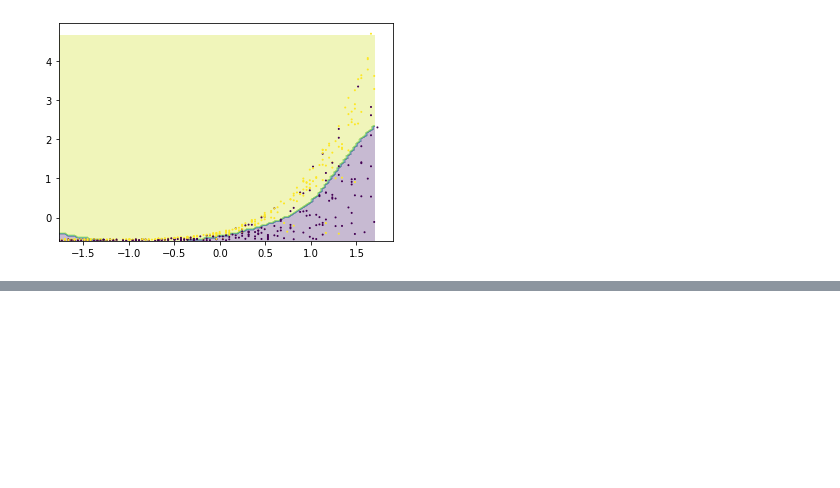
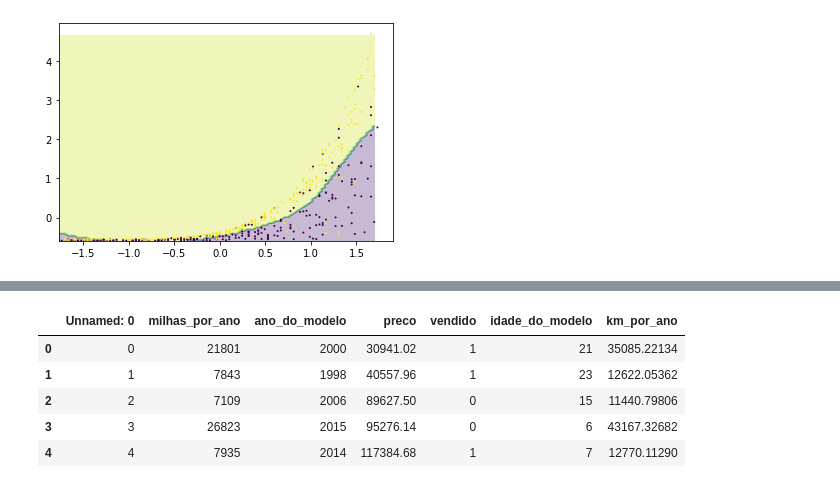
Before and after one commit to vmmelo/machine-learning-learning, a Jupyter notebook: anotacoes.ipynb, the cells around one changed output, grey strips where cells are left out. Cells and saved outputs as stored; diff of their text form; code cells hidden in the pictures; blank space fills up the shorter version.

```diff
--- a/anotacoes.ipynb
+++ b/anotacoes.ipynb
@@ -301,0 +304,7 @@ plt.scatter(data_x, data_y, c=teste_y, s=1)
+# %%
+import pandas as pd
+
+#lendo csv que contem dados de carros a serem vendidos
+uri = "https://gist.githubusercontent.com/guilhermesilveira/4d1d4a16ccbf6ea4e0a64a38a24ec884/raw/afd05cb0c796d18f3f5a6537053ded308ba94bf7/car-prices.csv"
+dados = pd.read_csv(uri)
+dados.head()
@@ -301,0 +318,10 @@ plt.scatter(data_x, data_y, c=teste_y, s=1)
+# %%
+#renomeando colunas
+a_renomear = {
+    'mileage_per_year' : 'milhas_por_ano',
+    'model_year' : 'ano_do_modelo',
+    'price' : 'preco',
+    'sold' : 'vendido'
+}
+dados = dados.rename(columns=a_renomear)
+dados.head()
@@ -301,0 +335,8 @@ plt.scatter(data_x, data_y, c=teste_y, s=1)
+# %%
+# troca os valores da coluna vendido por booleano 0 ou 1 (classificação binária)
+a_trocar = {
+    'no' : 0,
+    'yes' : 1
+}
+dados.vendido = dados.vendido.map(a_trocar)
+dados.head()
@@ -301,0 +350,8 @@ plt.scatter(data_x, data_y, c=teste_y, s=1)
+# %%
+from datetime import datetime
+# se usarmos o ano do modelo apenas, a diferença percentual entre eles vai ser muito pequena
+# ex: de 2000 para 1998 é uma diferença de 0,1%
+# nós podemos criar uma nova coluna idade_do_modelo e calcular há quantos anos ele foi fabricado
+ano_atual = datetime.today().year
+dados['idade_do_modelo'] = ano_atual - dados.ano_do_modelo
+dados.head()
@@ -301,0 +365,11 @@ plt.scatter(data_x, data_y, c=teste_y, s=1)
+# %%
+#cria uma nova coluna km por ano
+dados['km_por_ano'] = dados.milhas_por_ano * 1.60934
+dados.head()
+# %% [output]
+|  | Unnamed: 0 | milhas_por_ano | ano_do_modelo | preco | vendido | idade_do_modelo | km_por_ano |
+| 0 | 0 | 21801 | 2000 | 30941.02 | 1 | 21 | 35085.22134 |
+| 1 | 1 | 7843 | 1998 | 40557.96 | 1 | 23 | 12622.05362 |
+| 2 | 2 | 7109 | 2006 | 89627.50 | 0 | 15 | 11440.79806 |
+| 3 | 3 | 26823 | 2015 | 95276.14 | 0 | 6 | 43167.32682 |
+| 4 | 4 | 7935 | 2014 | 117384.68 | 1 | 7 | 12770.11290 |
```
Also changed, not shown: parts of 12 cells of this notebook, 1 other file.
